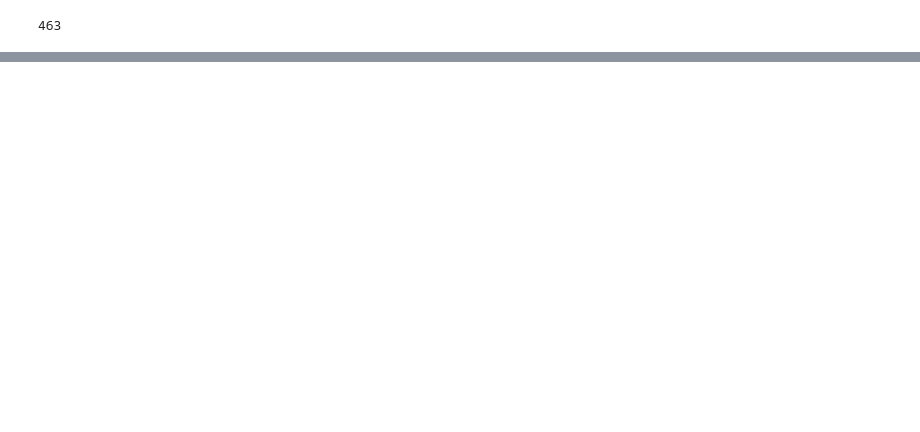
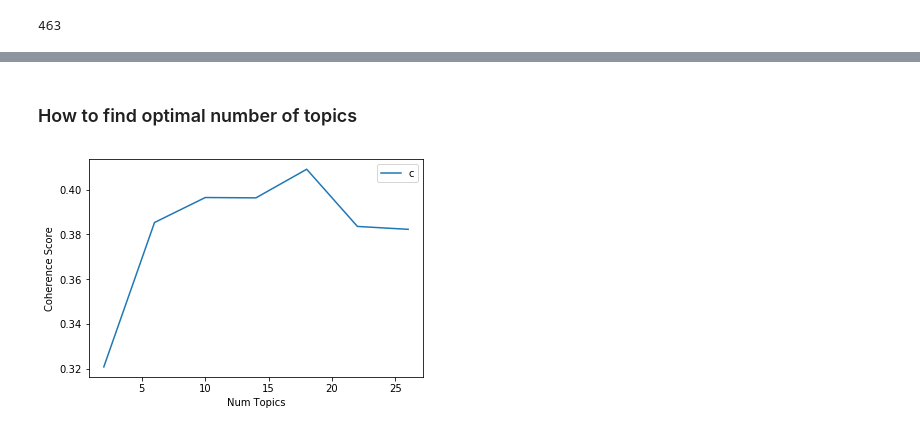
Before and after one commit to Gnishimura/obama_speech_nlg, a Jupyter notebook: Obama_LDA.ipynb, the cells around one changed output, grey strips where cells are left out. Saved outputs shown, nothing was run; the diff lists cells and outputs as text; code cells hidden in the pictures; blank space fills up the shorter version.

Commit message:
create first LDA model

```diff
--- a/Obama_LDA.ipynb
+++ b/Obama_LDA.ipynb
@@ -66,0 +95,2 @@ obama_speech_df.to_csv('obama_speech_df.txt')
+# %%
+ppd = obama_pre_pres.speeches.values.tolist()
@@ -66,0 +327,47 @@ obama_speech_df.to_csv('obama_speech_df.txt')
+# %% [markdown]
+### How to find optimal number of topics
+# %%
+def compute_coherence_values(dictionary, corpus, texts, limit, start=2, step=3):
+    """Computes c_v coherence for various numbers of topics.
+
+    Parameters:
+    ------------
+    dictionary : Gensim dictionary
+    corpus : Gensim corpus
+    texts : List of input texts
+    limit : Max num of topics
+
+    Returns:
+    ------------
+    model_list : List of LDA topic models
+    coherence_values: Coherence values corresponding to the LDA model with respective number of topics
+    """
+
+    coherence_values = []
+    model_list = []
+    for num_topics in range(start, limit, step):
+        model = gensim.models.wrappers.LdaMallet(mallet_path, corpus=corpus, num_topics=num_topics, id2word=id2word)
+        model_list.append(model)
+        coherencemodel = CoherenceModel(model=model, texts=texts, dictionary=dictionary, coherence='c_v')
+        coherence_values.append(coherencemodel.get_coherence())
+
+    return model_list, coherence_values
+# %%
+model_list, coherence_values = compute_coherence_values(dictionary=id2word,
+                                                        corpus=corpus,
+                                                        texts=ppw_lemmatized,
+                                                        start=2, limit=30, step = 4)
+# %%
+# Show graph
+
+limit=30
+start=2
+step=4
+x = range(start, limit, step)
+plt.plot(x, coherence_values)
+plt.xlabel("Num Topics")
+plt.ylabel("Coherence Score")
+plt.legend(("coherence_values"), loc='best')
+plt.show()
+# %% [output]
+[figure, added]
```
Also changed, not shown: parts of 42 cells of this notebook.
